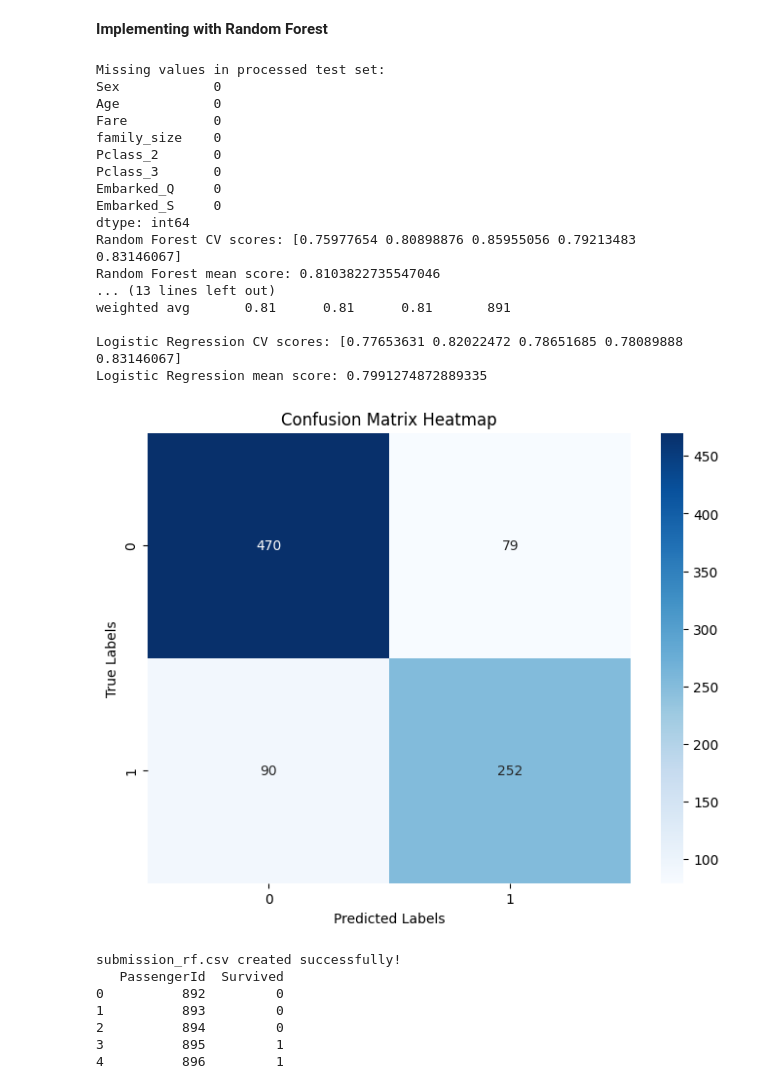
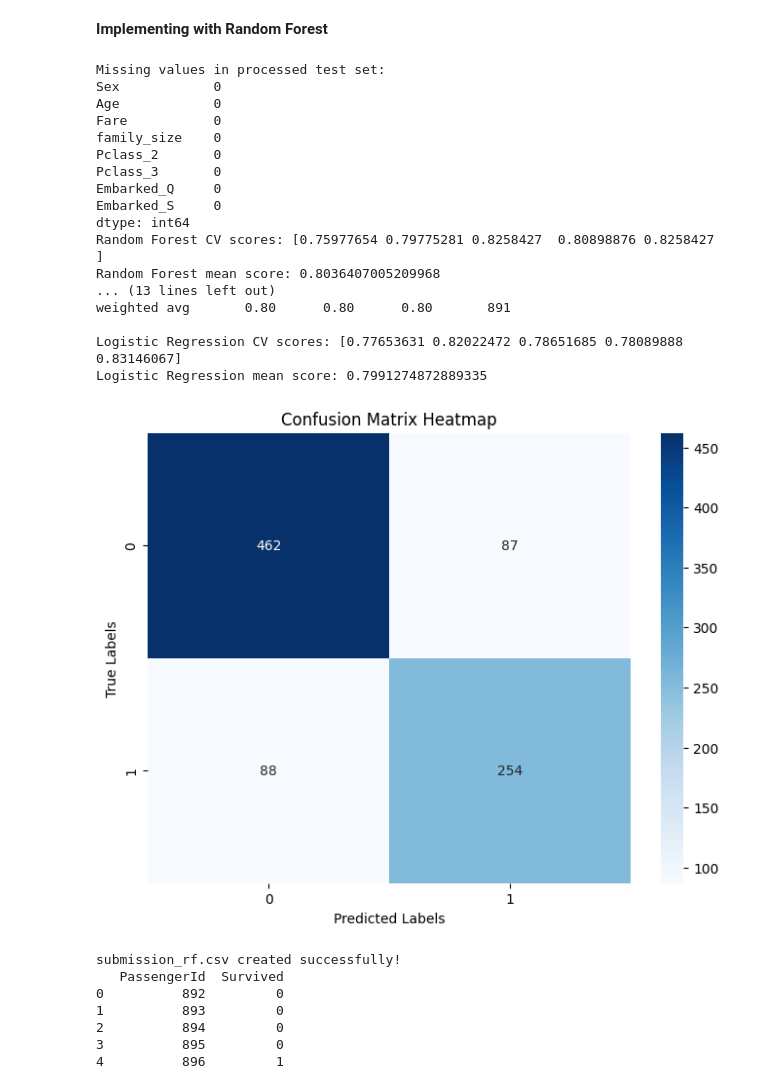
Before and after one commit to monasolgi/SpongeBob, a Jupyter notebook: titanic.ipynb, the cells around one changed output. Cells and saved outputs as stored; diff of their text form; code cells hidden in the pictures.

```diff
--- a/titanic.ipynb
+++ b/titanic.ipynb
@@ -270,8 +270,12 @@ import matplotlib.pyplot as plt
 
 # Random Forest model
 classifier = RandomForestClassifier(
-    n_estimators=100,   # number of decision trees in the forest
-    random_state=42     # makes results reproducible
+    n_estimators=200,   # number of decision trees in the forest
+    random_state=42,     # makes results reproducible
+    max_depth=5,
+    min_samples_split=10,
+    class_weight="balanced"
+
 )
 
 # 5-fold cross-validation:
@@ -335,41 +339,41 @@ plt.show()
 classifier.fit(X_family_only, y)
 
 # Predict survival for the unlabeled Kaggle test set
 test_predictions = classifier.predict(test_RF)
 
 # Create submission file
 submission = pd.DataFrame({
     "PassengerId": passenger_ids,
     "Survived": test_predictions
 })
 
 submission.to_csv("submission_rf.csv", index=False)
 
 print("submission_rf.csv created successfully!")
 print(submission.head())
 # %% [output]
 Missing values in processed test set:
 Sex            0
 Age            0
 Fare           0
 family_size    0
 Pclass_2       0
 Pclass_3       0
 Embarked_Q     0
 Embarked_S     0
 dtype: int64
-Random Forest CV scores: [0.75977654 0.80898876 0.85955056 0.79213483 0.83146067]
-Random Forest mean score: 0.8103822735547046
+Random Forest CV scores: [0.75977654 0.79775281 0.8258427  0.80898876 0.8258427 ]
+Random Forest mean score: 0.8036407005209968
 ... (13 lines left out)
-weighted avg       0.81      0.81      0.81       891
+weighted avg       0.80      0.80      0.80       891
 
 Logistic Regression CV scores: [0.77653631 0.82022472 0.78651685 0.78089888 0.83146067]
 Logistic Regression mean score: 0.7991274872889335
-[figure, old version]
+[figure, new version]
 submission_rf.csv created successfully!
    PassengerId  Survived
 0          892         0
 1          893         0
 2          894         0
-3          895         1
+3          895         0
 4          896         1
```
